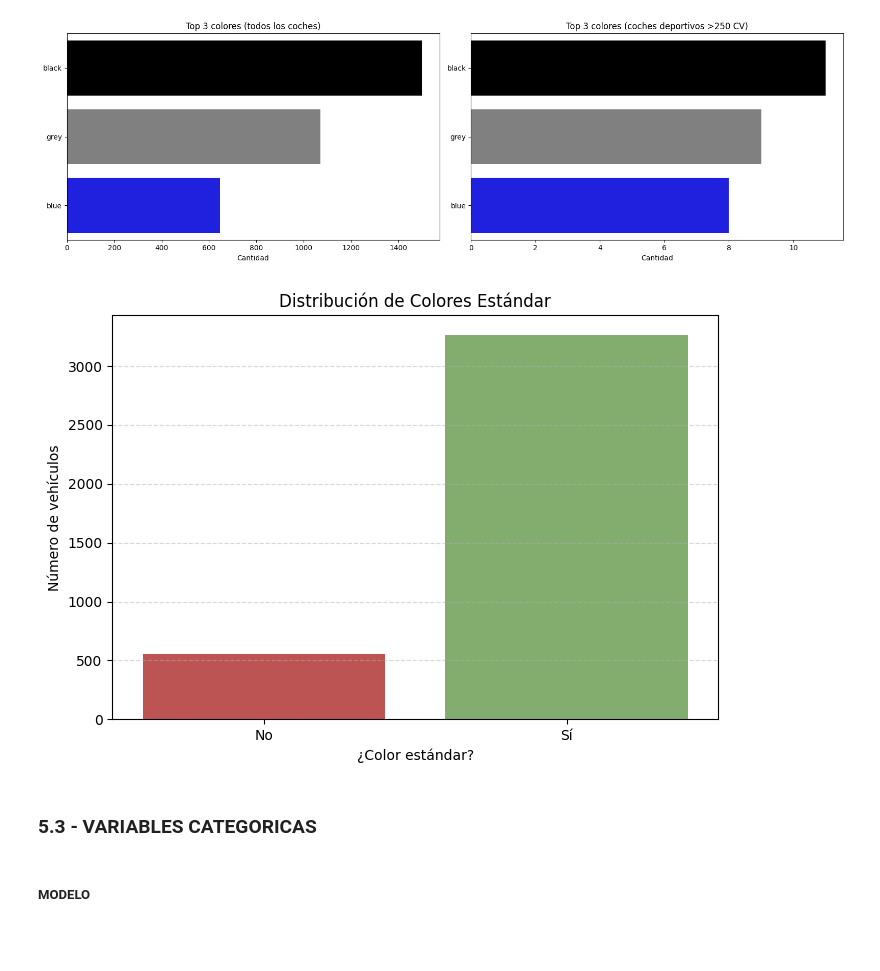
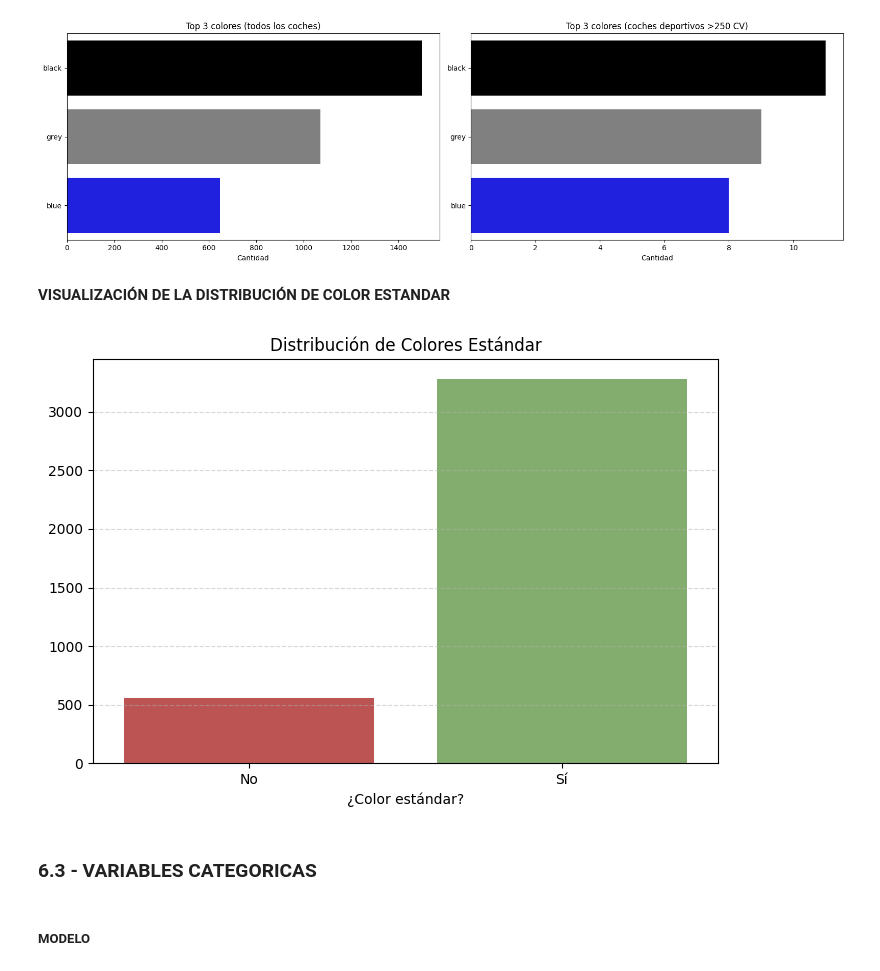
Before and after one commit to davidlarre/DS-BMW_Price, a Jupyter notebook: notebooks/E01_G04_BMWAnalysis.ipynb, the cells around one changed output. Drawn from its saved outputs; the diff is of its cells as text; code cells hidden in the pictures; blank space fills up the shorter version.

```diff
--- a/notebooks/E01_G04_BMWAnalysis.ipynb
+++ b/notebooks/E01_G04_BMWAnalysis.ipynb
@@ -57,7 +58,8 @@ Librerías importadas correctamente
 # %% [markdown]
  Importamos los datos, realizamos una copia para guardar una versión original de los datos y mostramos el número de filas y columnas.
 # %%
-bmw = pd.read_csv('/content/bmw_pricing.csv')
+# Importación de los datos
+bmw = pd.read_csv('/Users/davidlarre/Desktop/PROYECTOS/M10 - ENTREGABLES/ENTREGABLE 1/data/bmw_pricing.csv')
 df_bmw = bmw.copy()
 
 # Visualización del numero de filas y columnas del DataFrame
@@ -891,37 +896,29 @@ df_nulls_3.rename(columns={"tipo_coche":"tipo_coche_3"},inplace=True)
 nulos_iniciales = df_bmw['tipo_coche'].isna().sum()
 print(f"Nulos iniciales en 'tipo_coche': {nulos_iniciales}")
 
-# MERGE 1
+# MERGE 1: modelo + potencia + edad_coche
 df_bmw = df_bmw.merge(df_nulls_1, how='left', left_on=COLUMNS_1, right_on=COLUMNS_1)
-# Imputación tras merge 1
 df_bmw['tipo_coche'] = df_bmw[['tipo_coche', 'tipo_coche_1']].bfill(axis=1).iloc[:, 0]
 nulos_post_1 = df_bmw['tipo_coche'].isna().sum()
 print(f"Nulos restantes tras merge 1: {nulos_post_1} ({nulos_post_1 / len(df_bmw):.2%})")
 
-# MERGE 2
+# MERGE 2: modelo + potencia
 df_bmw = df_bmw.merge(df_nulls_2, how='left', left_on=COLUMNS_2, right_on=COLUMNS_2)
-# Imputación tras merge 2
 df_bmw['tipo_coche'] = df_bmw[['tipo_coche', 'tipo_coche_2']].bfill(axis=1).iloc[:, 0]
 nulos_post_2 = df_bmw['tipo_coche'].isna().sum()
 print(f"Nulos restantes tras merge 2: {nulos_post_2} ({nulos_post_2 / len(df_bmw):.2%})")
 
-# Eliminamos registros que aún tienen tipo_coche nulo
-df_bmw = df_bmw[df_bmw['tipo_coche'].notna()]
-
-# MERGE 3
+# MERGE 3: solo modelo
 df_bmw = df_bmw.merge(df_nulls_3, how='left', left_on=COLUMNS_3, right_on=COLUMNS_3)
-# Imputación tras merge 3
 df_bmw['tipo_coche'] = df_bmw[['tipo_coche', 'tipo_coche_3']].bfill(axis=1).iloc[:, 0]
 nulos_post_3 = df_bmw['tipo_coche'].isna().sum()
 print(f"Nulos restantes tras merge 3: {nulos_post_3} ({nulos_post_3 / len(df_bmw):.2%})")
 
-# Eliminamos registros que aún tienen tipo_coche nulo
+# Contamos y los registros eliminados por falta de criterios fiables de imputación
+print(f"Registros eliminados por falta de criterios fiables de imputación: {nulos_post_3}")
 df_bmw = df_bmw[df_bmw['tipo_coche'].notna()]
 
-# Contamos los registros eliminados por falta de criterios fiables de imputación
-print(f"Registros eliminados por falta de criterios fiables de imputación: {nulos_post_3}")
-
-# Eliminamos columnas auxiliares
+# Eliminación de columnas temporales utilizadas en imputación
 df_bmw.drop(columns=['tipo_coche_1', 'tipo_coche_2', 'tipo_coche_3'], inplace=True)
 # %% [output]
 Nulos iniciales en 'tipo_coche': 1155
@@ -2040,7 +2039,0 @@ df_bmw[df_bmw['km'] < 0]
-# %%
-# Hay un registro con km negativos, lo cual no es posible. Guardamos su índice y eliminamos la fila del dataset.
-indice_negativos = df_bmw[df_bmw['km'] < 0].index
-df_bmw = df_bmw.drop(index=indice_negativos)
-
-# Comprobamos que hemos eliminado las filas
-df_bmw[df_bmw['km'] < 0]
@@ -2233,7 +2262,7 @@ df_bmw[df_bmw['potencia'] < 70]
 # %%
 # Definir rangos de potencia
 bins = [0, 100, 200, np.inf]
-labels = ['Baja potencia (<100 kW)', 'Media potencia (100-200 kW)', 'Alta potencia (>200 kW)']
+labels = ['Baja potencia (<100 CV)', 'Media potencia (100-200 CV)', 'Alta potencia (>200 CV)']
 df_bmw['rango_potencia'] = pd.cut(df_bmw['potencia'], bins=bins, labels=labels)
 
 # Lista de variables booleanas de equipamiento
@@ -2251,21 +2280,24 @@ equipamiento_por_potencia = df_bmw.groupby('rango_potencia')[equipamiento_variab
 
 # Paleta personalizada según rango de potencia
 paleta_personalizada = {
-    'Baja potencia (<100 kW)': '#4A90E2',
-    'Media potencia (100-200 kW)': '#F5A623',
-    'Alta potencia (>200 kW)': '#D0021B'
+    'Baja potencia (<100 CV)': '#4A90E2',
+    'Media potencia (100-200 CV)': '#F5A623',
+    'Alta potencia (>200 CV)': '#D0021B'
 }
 
-# Graficar usando matplotlib para aplicar colores personalizados a cada barra
+# Crear gráfico de barras
 fig, ax = plt.subplots(figsize=(12, 6))
 
+# Configuración de las barras
 bar_width = 0.25
 indices = np.arange(len(equipamiento_variables))
 
+# Dibujar las barras para cada rango de potencia
 for i, rango in enumerate(labels):
     valores = equipamiento_por_potencia[rango].values
     ax.bar(indices + i*bar_width, valores, bar_width, label=rango, color=paleta_personalizada[rango])
 
+# Configuración del gráfico
 ax.set_xticks(indices + bar_width)
 ax.set_xticklabels(equipamiento_variables, rotation=45, ha='right')
 ax.set_ylim(0, 1)
@@ -2945,27 +3006,29 @@ plt.tight_layout()
 plt.show()
 # %% [output]
 [figure]
+# %% [markdown]
+**VISUALIZACIÓN DE LA DISTRIBUCIÓN DE COLOR ESTANDAR**
 # %%
 # Crear figura
 plt.figure(figsize=(7,5))
 
 # Gráfico de barras
 sns.countplot(x='color_estandar', data=df_bmw, palette=['#CD4343', '#7FB765'])
 
 # Títulos y etiquetas
 plt.title('Distribución de Colores Estándar')
 plt.xlabel('¿Color estándar?')
-plt.ylabel('Número de vehículos')
+plt.ylabel('')
 plt.xticks([0, 1], ['No', 'Sí'])
 
 # Estética
 plt.grid(True, axis='y', linestyle='--', alpha=0.5)
 plt.tight_layout()
 plt.show()
 # %% [output]
-[figure, old version]
+[figure, new version]
 # %% [markdown]
-### **5.3 - VARIABLES CATEGORICAS**
+### **6.3 - VARIABLES CATEGORICAS**
 # %% [markdown]
 ##### **MODELO**
 # %% [markdown]
```
Also changed, not shown: parts of 279 cells of this notebook, 5 other files.
